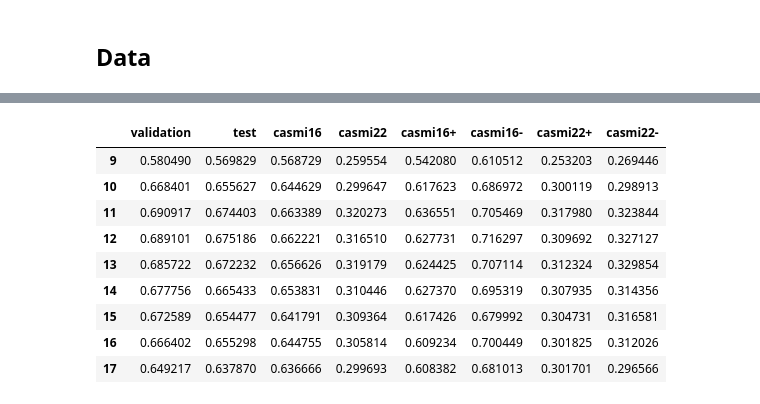
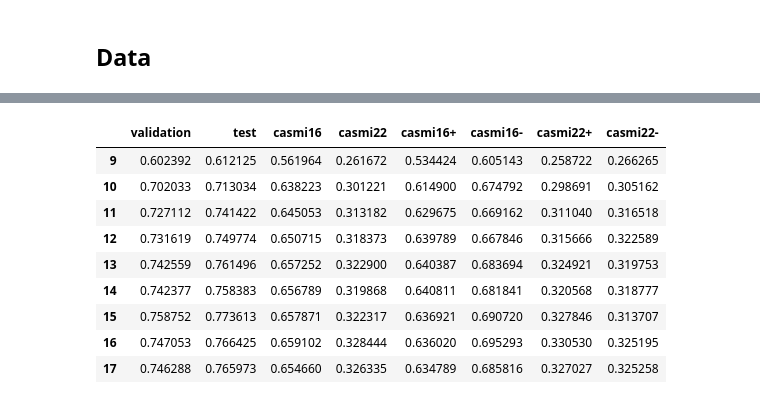
Before and after one commit to BAMeScience/fiora, a Jupyter notebook: notebooks/grid_stats.ipynb, the cells around one changed output, grey strips where cells are left out. Drawn from its saved outputs; the diff is of its cells as text; code cells hidden in the pictures.

```diff
--- a/notebooks/grid_stats.ipynb
+++ b/notebooks/grid_stats.ipynb
@@ -49,11 +49,12 @@ def read_log(file):
     return LOG
 # %%
 path = f"{home}/data/metabolites/benchmarking/"
-NAMES = ["GraphConv_depth.csv", "RGCNConv_depth.csv", "CGConv_depth.csv", "GAT_depth.csv", "TransformerConv_depth.csv"]
+suffix = "_cp_Jan24.csv"
+NAMES = ["GraphConv", "RGCNConv", "GAT", "TransformerConv"] #  , "CGConv_depth.csv",
 
 log = []
 for name in NAMES:
-    new_log = read_log(path + name)
+    new_log = read_log(path + name + suffix)
     log.append(new_log)
 
 log = pd.concat(log, ignore_index=True)
@@ -109,14 +110,14 @@ plt.show()
 # %%
-eval_columns = log.columns[3:]
+eval_columns = log.columns[4:]
 log[log["gnn_type"] == "RGCNConv"][eval_columns].apply(lambda x: x.apply(np.mean) ,axis=1)
 # %% [output]
 |  | validation | test | casmi16 | casmi22 | casmi16+ | casmi16- | casmi22+ | casmi22- |
-| 9 | 0.580490 | 0.569829 | 0.568729 | 0.259554 | 0.542080 | 0.610512 | 0.253203 | 0.269446 |
-| 10 | 0.668401 | 0.655627 | 0.644629 | 0.299647 | 0.617623 | 0.686972 | 0.300119 | 0.298913 |
-| 11 | 0.690917 | 0.674403 | 0.663389 | 0.320273 | 0.636551 | 0.705469 | 0.317980 | 0.323844 |
-| 12 | 0.689101 | 0.675186 | 0.662221 | 0.316510 | 0.627731 | 0.716297 | 0.309692 | 0.327127 |
-| 13 | 0.685722 | 0.672232 | 0.656626 | 0.319179 | 0.624425 | 0.707114 | 0.312324 | 0.329854 |
-| 14 | 0.677756 | 0.665433 | 0.653831 | 0.310446 | 0.627370 | 0.695319 | 0.307935 | 0.314356 |
-| 15 | 0.672589 | 0.654477 | 0.641791 | 0.309364 | 0.617426 | 0.679992 | 0.304731 | 0.316581 |
-| 16 | 0.666402 | 0.655298 | 0.644755 | 0.305814 | 0.609234 | 0.700449 | 0.301825 | 0.312026 |
-| 17 | 0.649217 | 0.637870 | 0.636666 | 0.299693 | 0.608382 | 0.681013 | 0.301701 | 0.296566 |
+| 9 | 0.602392 | 0.612125 | 0.561964 | 0.261672 | 0.534424 | 0.605143 | 0.258722 | 0.266265 |
+| 10 | 0.702033 | 0.713034 | 0.638223 | 0.301221 | 0.614900 | 0.674792 | 0.298691 | 0.305162 |
+| 11 | 0.727112 | 0.741422 | 0.645053 | 0.313182 | 0.629675 | 0.669162 | 0.311040 | 0.316518 |
+| 12 | 0.731619 | 0.749774 | 0.650715 | 0.318373 | 0.639789 | 0.667846 | 0.315666 | 0.322589 |
+| 13 | 0.742559 | 0.761496 | 0.657252 | 0.322900 | 0.640387 | 0.683694 | 0.324921 | 0.319753 |
+| 14 | 0.742377 | 0.758383 | 0.656789 | 0.319868 | 0.640811 | 0.681841 | 0.320568 | 0.318777 |
+| 15 | 0.758752 | 0.773613 | 0.657871 | 0.322317 | 0.636921 | 0.690720 | 0.327846 | 0.313707 |
+| 16 | 0.747053 | 0.766425 | 0.659102 | 0.328444 | 0.636020 | 0.695293 | 0.330530 | 0.325195 |
+| 17 | 0.746288 | 0.765973 | 0.654660 | 0.326335 | 0.634789 | 0.685816 | 0.327027 | 0.325258 |
```
Also changed, not shown: parts of 4 cells of this notebook, 1 other file.
